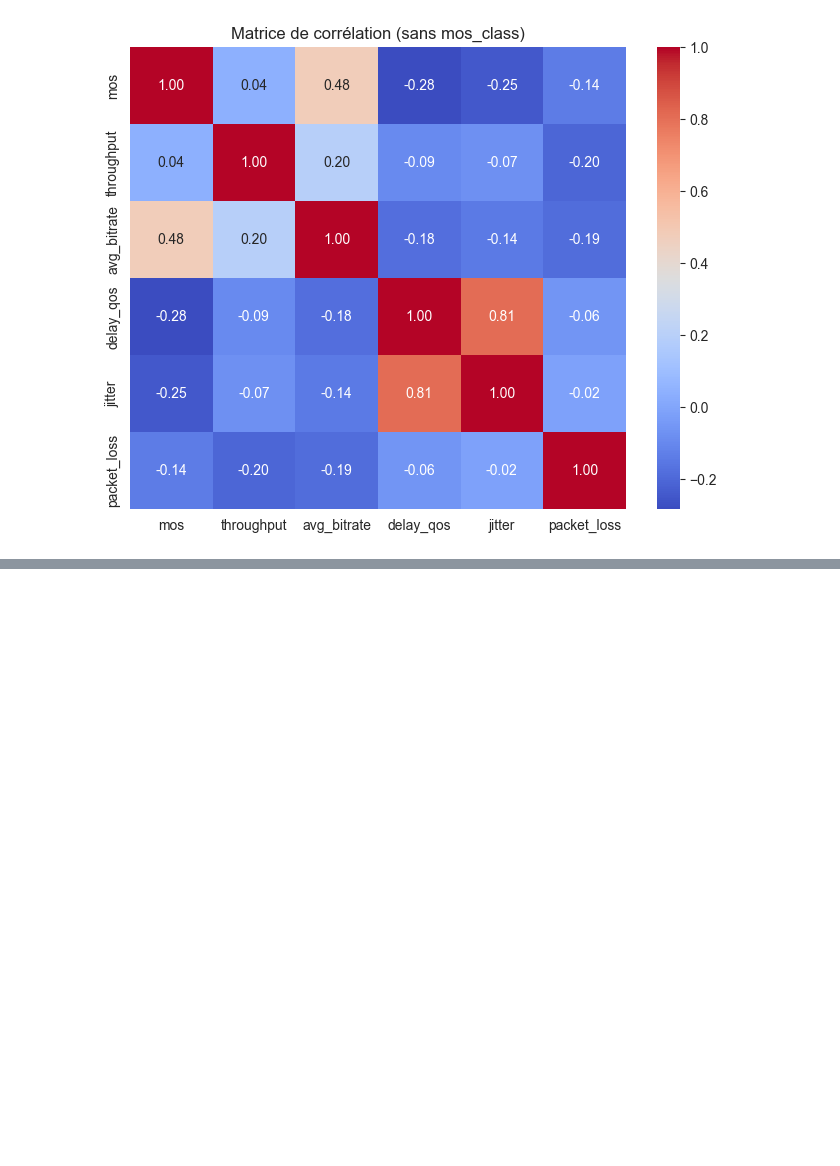
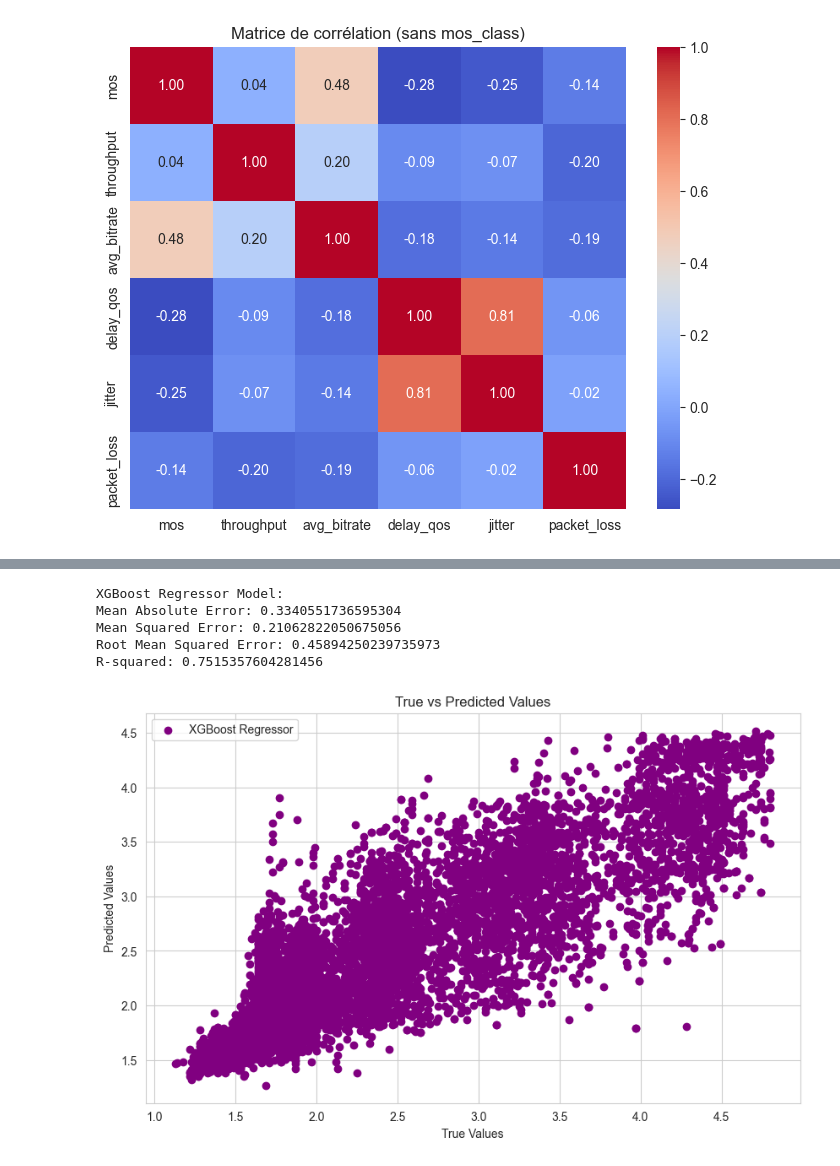
Before and after one commit to zazou-git86/MOS_QOE_Selenium, a Jupyter notebook: MOS_QOE_Selenium.ipynb, the cells around one changed output, grey strips where cells are left out. Drawn from its saved outputs; the diff is of its cells as text; code cells hidden in the pictures; blank space fills up the shorter version.

```diff
--- a/MOS_QOE_Selenium.ipynb
+++ b/MOS_QOE_Selenium.ipynb
@@ -372,0 +566,39 @@ R-squared: 0.8872186770436365
+# %%
+#Comparaison with XGBRegressor
+from xgboost import XGBRegressor
+
+# Train model
+X = data.drop('mos', axis=1)
+X = data[['delay_log', 'bitrate_log', 'packet_loss_squared', 'throughput_jitter', 'delay_jitter', 'loss_rate']]
+y = data['mos']
+X = normalize(X)
+X_train, X_test, y_train, y_test = train_test_split(X, y, test_size=0.2, random_state=42)
+xgb_regressor = XGBRegressor(objective='reg:squarederror', eval_metric='rmse', learning_rate=0.01, max_depth=6, colsample_bytree=0.7, subsample=0.7, n_estimators=1000, seed=42)
+xgb_regressor.fit(X_train, y_train)
+# Make predictions
+y_pred_xgb_regressor = xgb_regressor.predict(X_test)
+# Compute metrics
+r2_xgb_regressor = r2_score(y_test, y_pred_xgb_regressor)
+mse_xgb_regressor = mean_squared_error(y_test, y_pred_xgb_regressor)
+rmse_xgb_regressor = np.sqrt(mse_xgb_regressor)
+mae_xgb_regressor = mean_absolute_error(y_test, y_pred_xgb_regressor)
+print("XGBoost Regressor Model:")
+print("Mean Absolute Error:", mae_xgb_regressor)
+print("Mean Squared Error:", mse_xgb_regressor)
+print("Root Mean Squared Error:", rmse_xgb_regressor)
+print("R-squared:", r2_xgb_regressor)
+# Plotting the predictions
+plt.figure(figsize=(10, 6))
+plt.scatter(y_test, y_pred_xgb_regressor, color='purple', label='XGBoost Regressor')
+plt.xlabel('True Values')
+plt.ylabel('Predicted Values')
+plt.title('True vs Predicted Values')
+plt.legend()
+plt.show()
+# %% [output]
+XGBoost Regressor Model:
+Mean Absolute Error: 0.3340551736595304
+Mean Squared Error: 0.21062822050675056
+Root Mean Squared Error: 0.45894250239735973
+R-squared: 0.7515357604281456
+[figure, added]
```
Also changed, not shown: parts of 5 cells of this notebook.
